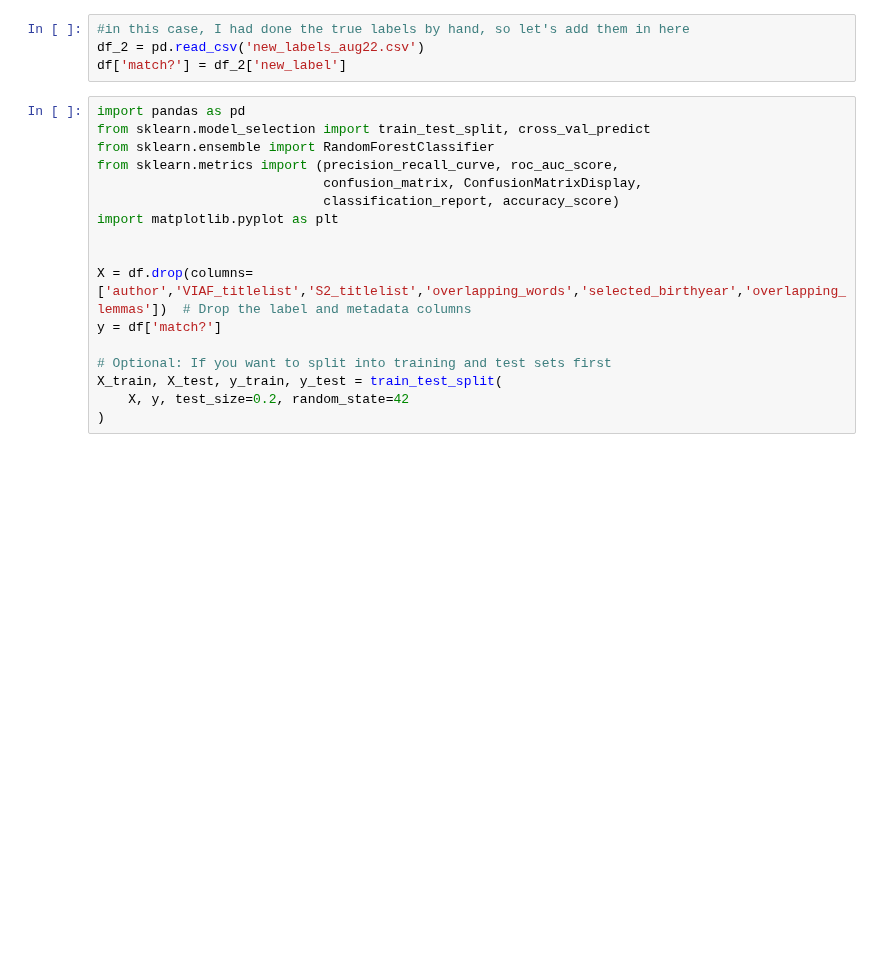
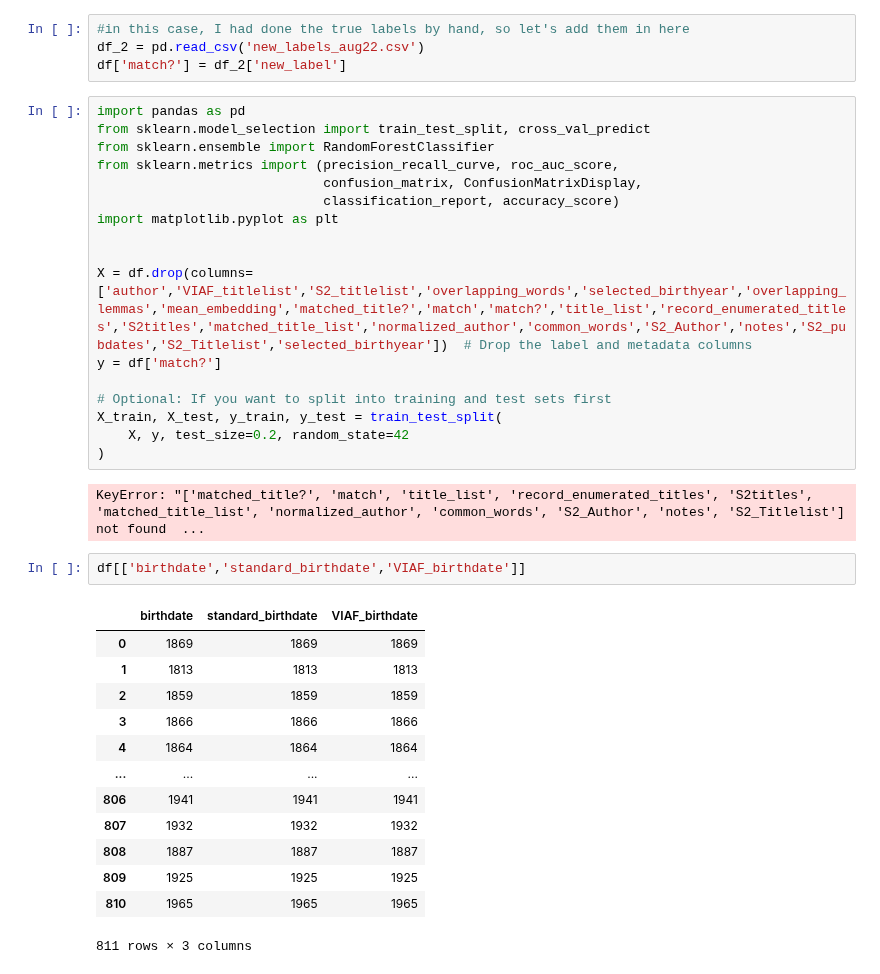
Before and after one commit to Historical-AI-Lab/novelty, a Jupyter notebook: becca/clean_viaf_classifier.ipynb, the cells around one changed output. Drawn from its saved outputs; the diff is of its cells as text; blank space fills up the shorter version.

```diff
--- a/becca/clean_viaf_classifier.ipynb
+++ b/becca/clean_viaf_classifier.ipynb
@@ -703,13 +696,31 @@ from sklearn.metrics import (precision_recall_curve, roc_auc_score,
 import matplotlib.pyplot as plt
 
 
-X = df.drop(columns=['author','VIAF_titlelist','S2_titlelist','overlapping_words','selected_birthyear','overlapping_lemmas'])  # Drop the label and metadata columns
+X = df.drop(columns=['author','VIAF_titlelist','S2_titlelist','overlapping_words','selected_birthyear','overlapping_lemmas','mean_embedding','matched_title?','match','match?','title_list','record_enumerated_titles','S2titles','matched_title_list','normalized_author','common_words','S2_Author','notes','S2_pubdates','S2_Titlelist','selected_birthyear'])  # Drop the label and metadata columns
 y = df['match?']
 
 # Optional: If you want to split into training and test sets first
 X_train, X_test, y_train, y_test = train_test_split(
     X, y, test_size=0.2, random_state=42
 )
+# %% [output]
+KeyError: "['matched_title?', 'match', 'title_list', 'record_enumerated_titles', 'S2titles', 'matched_title_list', 'normalized_author', 'common_words', 'S2_Author', 'notes', 'S2_Titlelist'] not found  ...
+# %%
+df[['birthdate','standard_birthdate','VIAF_birthdate']]
+# %% [output]
+|  | birthdate | standard_birthdate | VIAF_birthdate |
+| 0 | 1869 | 1869 | 1869 |
+| 1 | 1813 | 1813 | 1813 |
+| 2 | 1859 | 1859 | 1859 |
+| 3 | 1866 | 1866 | 1866 |
+| 4 | 1864 | 1864 | 1864 |
+| ... | ... | ... | ... |
+| 806 | 1941 | 1941 | 1941 |
+| 807 | 1932 | 1932 | 1932 |
+| 808 | 1887 | 1887 | 1887 |
+| 809 | 1925 | 1925 | 1925 |
+| 810 | 1965 | 1965 | 1965 |
+811 rows × 3 columns
 # %%
 # For DataFrames and Series, you can also check the data types of columns
 print("\nData types in X_train:")
```
Also changed, not shown: parts of 19 cells of this notebook, 4 other files.
